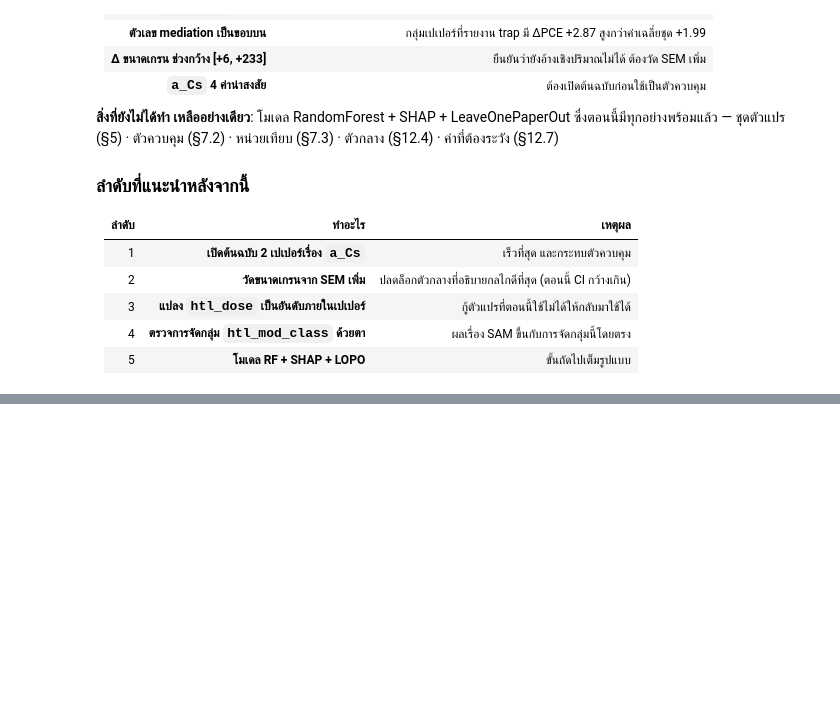
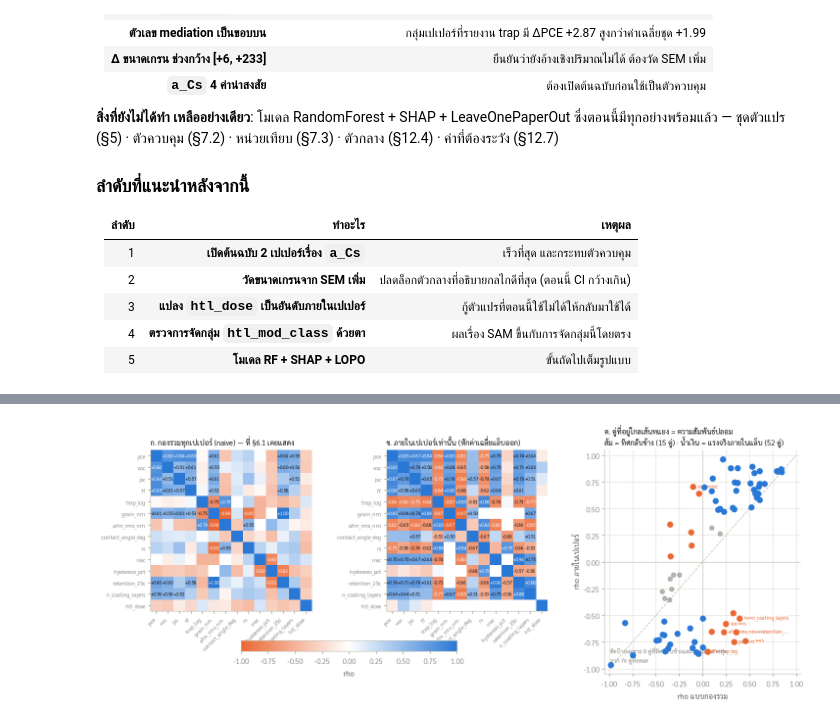
Before and after one commit to NiOx-based-Perovskite-Solar-Cell/Perovskite-Research, a Jupyter notebook: notebooks/eda_explore.ipynb, the cells around one changed output, grey strips where cells are left out. Drawn from its saved outputs; the diff is of its cells as text; code cells hidden in the pictures; blank space fills up the shorter version.

```diff
--- a/notebooks/eda_explore.ipynb
+++ b/notebooks/eda_explore.ipynb
@@ -2860,0 +3192,93 @@ print("=" * 92)
+# %%
+WCOLS = [c for c in ["pce", "voc", "jsc", "ff", "trap_log", "grain_nm", "afm_rms_nm",
+                     "contact_angle_deg", "rs", "rrec", "hysteresis_pct", "retention_25c",
+                     "n_coating_layers", "htl_dose"]
+         if F[c].notna().sum() >= 12]
+
+
+def within_corr(a, b, min_pair=6):
+    """Spearman หลังหักค่าเฉลี่ยของเปเปอร์ออก -- เหลือเฉพาะความสัมพันธ์ที่เกิดภายในแล็บเดียวกัน
+    นับเฉพาะเปเปอร์ที่มีอย่างน้อย 2 เครื่องและทั้งสองตัวแปรแปรค่า"""
+    if a == b:                      # เส้นทแยง -- F[[a, a, ...]] จะได้คอลัมน์ซ้ำแล้วพังตอน nunique()
+        return 1.0, int(F[a].notna().sum()), int(F.loc[F[a].notna(), "paper"].nunique())
+    d = F[[a, b, "paper"]].dropna()
+    keep = [p for p, g in d.groupby("paper") if len(g) >= 2 and g[a].nunique() > 1 and g[b].nunique() > 1]
+    d = d[d.paper.isin(keep)]
+    if len(d) < min_pair or len(keep) < 2:
+        return np.nan, 0, len(keep)
+    z = d.copy()
+    for c in (a, b):
+        z[c] = d[c] - d.groupby("paper")[c].transform("mean")
+    r, n = spearman(z[a], z[b])
+    return r, n, len(keep)
+
+
+NAIVE = pd.DataFrame(index=WCOLS, columns=WCOLS, dtype=float)
+WITHIN = pd.DataFrame(index=WCOLS, columns=WCOLS, dtype=float)
+NPAP = pd.DataFrame(index=WCOLS, columns=WCOLS, dtype=float)
+for i, a in enumerate(WCOLS):
+    for b in WCOLS:
+        NAIVE.loc[a, b] = spearman(F[a], F[b])[0]
+        r, n, k = within_corr(a, b)
+        WITHIN.loc[a, b], NPAP.loc[a, b] = r, k
+
+fig, axes = plt.subplots(1, 3, figsize=(16, 5.4))
+for ax, (M, ttl) in zip(axes[:2], [(NAIVE, "ก. กองรวมทุกเปเปอร์ (naive) — ที่ §6.1 เคยแสดง"),
+                                   (WITHIN, "ข. ภายในเปเปอร์เท่านั้น (หักค่าเฉลี่ยแล็บออก)")]):
+    im = ax.imshow(M.values.astype(float), cmap=DIV, vmin=-1, vmax=1)
+    ax.set_xticks(range(len(WCOLS)))
+    ax.set_xticklabels(WCOLS, rotation=45, ha="right", fontsize=7.4)
+    ax.set_yticks(range(len(WCOLS)))
+    ax.set_yticklabels(WCOLS, fontsize=7.4)
+    for i in range(len(WCOLS)):
+        for j in range(len(WCOLS)):
+            v = M.values[i, j]
+            if pd.notna(v) and i != j and abs(v) >= .5:
+                ax.text(j, i, f"{v:+.2f}", ha="center", va="center", fontsize=6,
+                        color="white" if abs(v) > .75 else INK)
+    ax.grid(False)
+    ax.set_title(ttl, loc="left", fontsize=9.5)
+
+ax = axes[2]
+pairs = []
+for i, a in enumerate(WCOLS):
+    for b in WCOLS[i + 1:]:
+        nv, wv, k = NAIVE.loc[a, b], WITHIN.loc[a, b], NPAP.loc[a, b]
+        if pd.notna(nv) and pd.notna(wv) and k >= 3:
+            pairs.append((f"{a}↔{b}", nv, wv, k))
+P = pd.DataFrame(pairs, columns=["คู่", "naive", "within", "เปเปอร์"])
+ax.plot([-1, 1], [-1, 1], color=BASE, ls="--", lw=1)
+ax.axhline(0, color=BASE, lw=.8)
+ax.axvline(0, color=BASE, lw=.8)
+flip = (P.naive * P.within) < 0
+big = (P.within.abs() >= .45)
+ax.scatter(P.naive[~flip & ~big], P.within[~flip & ~big], s=34, color=MUTED, alpha=.6, zorder=3)
+ax.scatter(P.naive[big & ~flip], P.within[big & ~flip], s=52, color=C1, zorder=4)
+ax.scatter(P.naive[flip], P.within[flip], s=52, color=C2, zorder=5)
+# ติดป้ายเฉพาะคู่ที่ทิศกลับข้างและห่างเส้นทแยงมากสุด 8 คู่ -- ป้ายทั้งหมดทับกันจนอ่านไม่ออก
+_lab = P[flip].reindex((P[flip].naive - P[flip].within).abs().sort_values(ascending=False).index).head(8)
+for _, r in _lab.iterrows():
+    ax.annotate(short(r["คู่"], 22), (r.naive, r.within), fontsize=7, color=C2,
+                xytext=(6, -2), textcoords="offset points",
+                bbox=dict(fc="white", ec="none", alpha=.85, pad=.8))
+ax.text(.03, .05, f"ติดป้ายเฉพาะ 8 คู่ที่ทิศกลับข้างและห่างเส้นมากสุด\nจาก {len(P)} คู่ทั้งหมด",
+        transform=ax.transAxes, fontsize=7.5, color=MUTED)
+ax.set_xlabel("rho แบบกองรวม")
+ax.set_ylabel("rho ภายในเปเปอร์")
+ax.set_xlim(-1.05, 1.05)
+ax.set_ylim(-1.05, 1.05)
+ax.set_title(f"ค. คู่ที่อยู่ไกลเส้นทแยง = ความสัมพันธ์ปลอม\nส้ม = ทิศกลับข้าง ({flip.sum()} คู่) · "
+             f"น้ำเงิน = แรงจริงภายในแล็บ ({(big & ~flip).sum()} คู่)", loc="left", fontsize=9.5)
+fig.colorbar(im, ax=axes[:2], shrink=.5, label="rho", location="bottom", pad=.13)
+plt.show()
+
+print(f"คู่ที่เทียบได้ทั้งสองวิธี: {len(P)} คู่ (ต้องมี ≥3 เปเปอร์ที่แปรทั้งคู่)")
+print(f"  · ทิศกลับข้างระหว่างสองวิธี: {int(flip.sum())} คู่ — ความสัมพันธ์ที่เห็นตอนกองรวมเป็นของปลอม")
+print(f"  · แรงจริงภายในแล็บ (|rho| ≥ 0.45): {int((big & ~flip).sum())} คู่\n")
+print("คู่ที่แรงที่สุดภายในเปเปอร์ (เรียงตาม |rho within|):")
+print(P.reindex(P.within.abs().sort_values(ascending=False).index).head(14).round(2).to_string(index=False))
+if flip.sum():
+    print("\n⚠️ คู่ที่ทิศกลับข้าง — ห้ามตีความจากเมทริกซ์ §6.1:")
+    print(P[flip].round(2).to_string(index=False))
+# %% [output]
+[figure, added]
```
Also changed, not shown: parts of 26 cells of this notebook, 11 other files.
